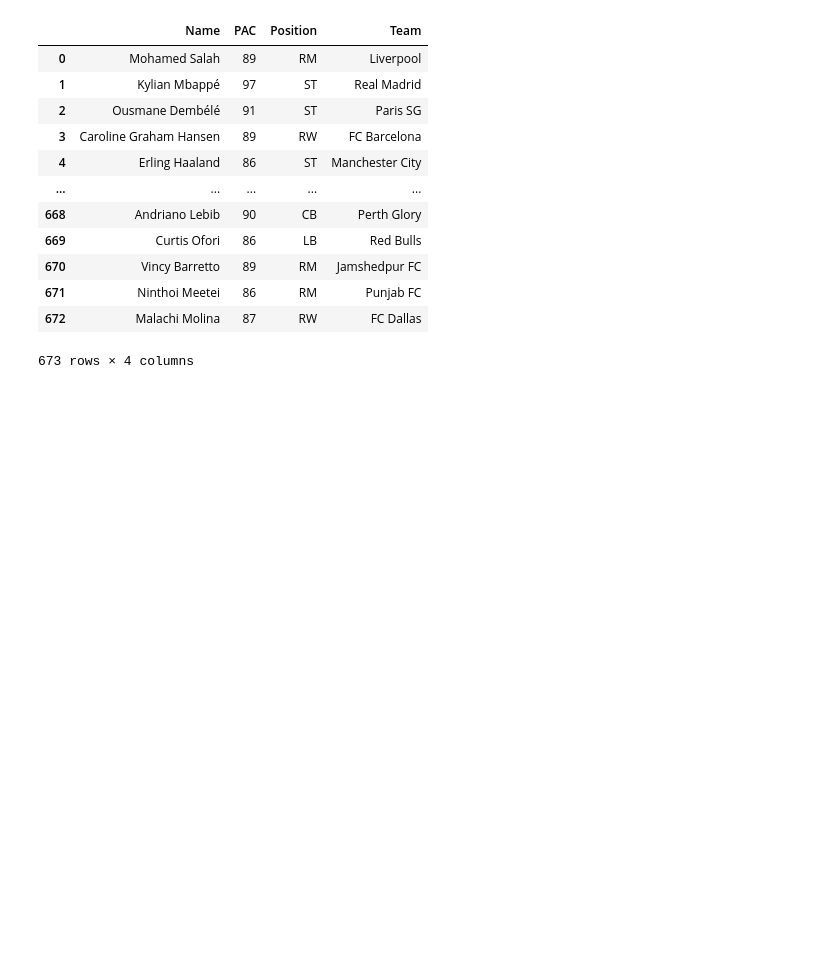
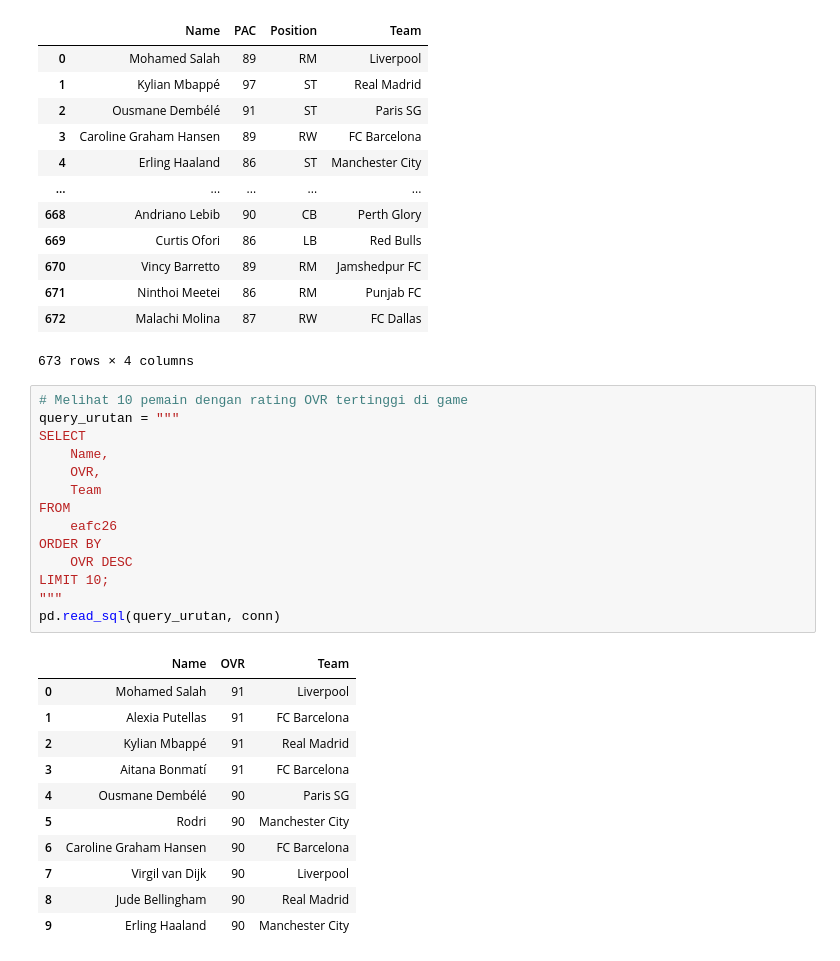
Before and after one commit to al1prahman/latihansql, a Jupyter notebook: notebook/notebook.ipynb, the cells around one changed output. Saved outputs shown, nothing was run; the diff lists cells and outputs as text; blank space fills up the shorter version.

```diff
--- a/notebook/notebook.ipynb
+++ b/notebook/notebook.ipynb
@@ -198,3 +198,29 @@ pd.read_sql(query_cepat, conn)
 | 671 | Ninthoi Meetei | 86 | RM | Punjab FC |
 | 672 | Malachi Molina | 87 | RW | FC Dallas |
 673 rows × 4 columns
+# %%
+# Melihat 10 pemain dengan rating OVR tertinggi di game
+query_urutan = """
+SELECT
+    Name,
+    OVR,
+    Team
+FROM
+    eafc26
+ORDER BY
+    OVR DESC
+LIMIT 10;
+"""
+pd.read_sql(query_urutan, conn)
+# %% [output]
+|  | Name | OVR | Team |
+| 0 | Mohamed Salah | 91 | Liverpool |
+| 1 | Alexia Putellas | 91 | FC Barcelona |
+| 2 | Kylian Mbappé | 91 | Real Madrid |
+| 3 | Aitana Bonmatí | 91 | FC Barcelona |
+| 4 | Ousmane Dembélé | 90 | Paris SG |
+| 5 | Rodri | 90 | Manchester City |
+| 6 | Caroline Graham Hansen | 90 | FC Barcelona |
+| 7 | Virgil van Dijk | 90 | Liverpool |
+| 8 | Jude Bellingham | 90 | Real Madrid |
+| 9 | Erling Haaland | 90 | Manchester City |
```
Also changed, not shown: parts of 2 cells of this notebook.
